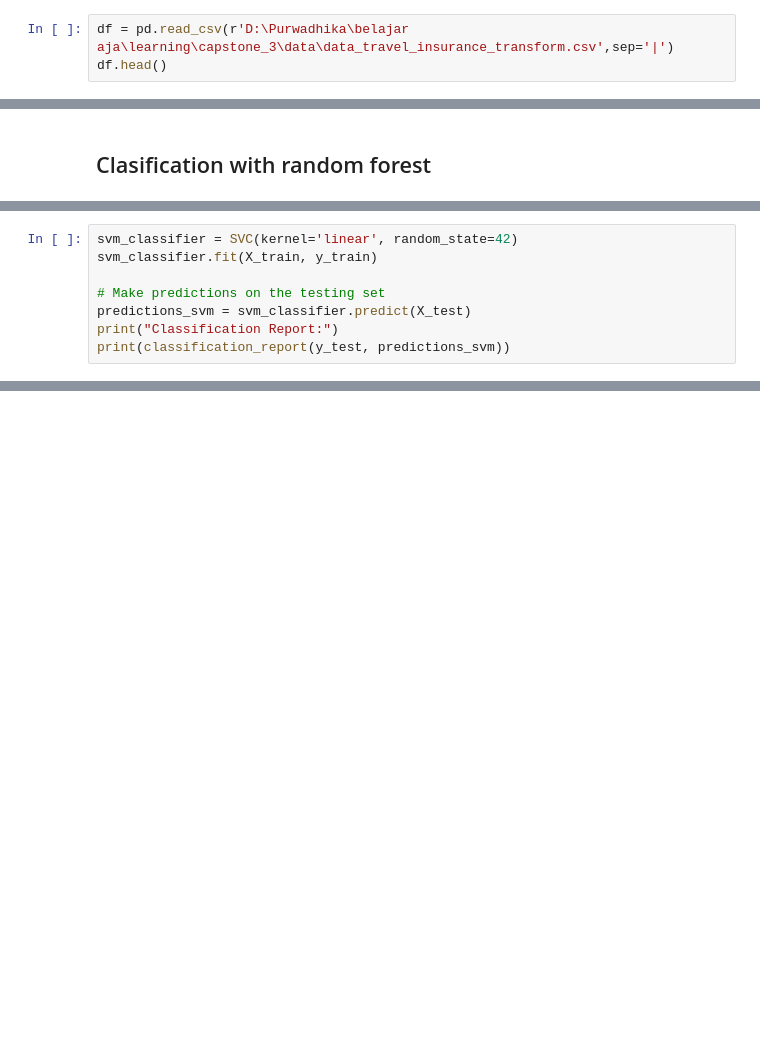
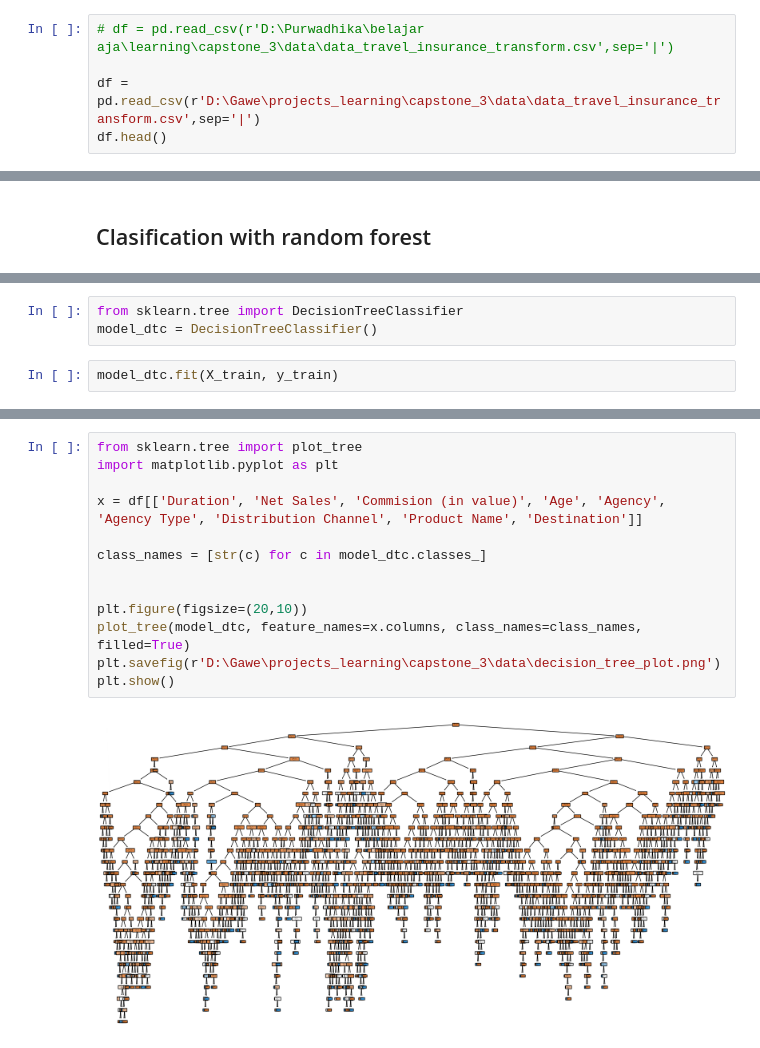
Before and after one commit to nabhanibrhm/learning, a Jupyter notebook: capstone_3/script/processing_learning.ipynb, the cells around one changed output, grey strips where cells are left out. Drawn from its saved outputs; the diff is of its cells as text; blank space fills up the shorter version.

```diff
--- a/capstone_3/script/processing_learning.ipynb
+++ b/capstone_3/script/processing_learning.ipynb
@@ -6,7 +6,9 @@ from sklearn.svm import SVC
 from sklearn.metrics import accuracy_score, classification_report
 import pickle
 # %%
-df = pd.read_csv(r'D:\Purwadhika\belajar aja\learning\capstone_3\data\data_travel_insurance_transform.csv',sep='|')
+# df = pd.read_csv(r'D:\Purwadhika\belajar aja\learning\capstone_3\data\data_travel_insurance_transform.csv',sep='|')
+
+df = pd.read_csv(r'D:\Gawe\projects_learning\capstone_3\data\data_travel_insurance_transform.csv',sep='|')
 df.head()
 # %% [output]
 |  | Duration | Net Sales | Commision (in value) | Age | Agency | Agency Type | Distribution Channel | ... |
@@ -56,8 +55,0 @@ weighted avg       0.97      0.98      0.97     11654
-# %%
-svm_classifier = SVC(kernel='linear', random_state=42)
-svm_classifier.fit(X_train, y_train)
-
-# Make predictions on the testing set
-predictions_svm = svm_classifier.predict(X_test)
-print("Classification Report:")
-print(classification_report(y_test, predictions_svm))
@@ -63,0 +58,5 @@ print(classification_report(y_test, predictions_svm))
+# %%
+from sklearn.tree import DecisionTreeClassifier
+model_dtc = DecisionTreeClassifier()
+# %%
+model_dtc.fit(X_train, y_train)
@@ -63,0 +84,15 @@ print(classification_report(y_test, predictions_svm))
+# %%
+from sklearn.tree import plot_tree
+import matplotlib.pyplot as plt
+
+x = df[['Duration', 'Net Sales', 'Commision (in value)', 'Age', 'Agency', 'Agency Type', 'Distribution Channel', 'Product Name', 'Destination']]
+
+class_names = [str(c) for c in model_dtc.classes_]
+
+
+plt.figure(figsize=(20,10))
+plot_tree(model_dtc, feature_names=x.columns, class_names=class_names, filled=True)
+plt.savefig(r'D:\Gawe\projects_learning\capstone_3\data\decision_tree_plot.png')
+plt.show()
+# %% [output]
+[figure, added]
```
Also changed, not shown: parts of 7 cells of this notebook, 3 other files.
